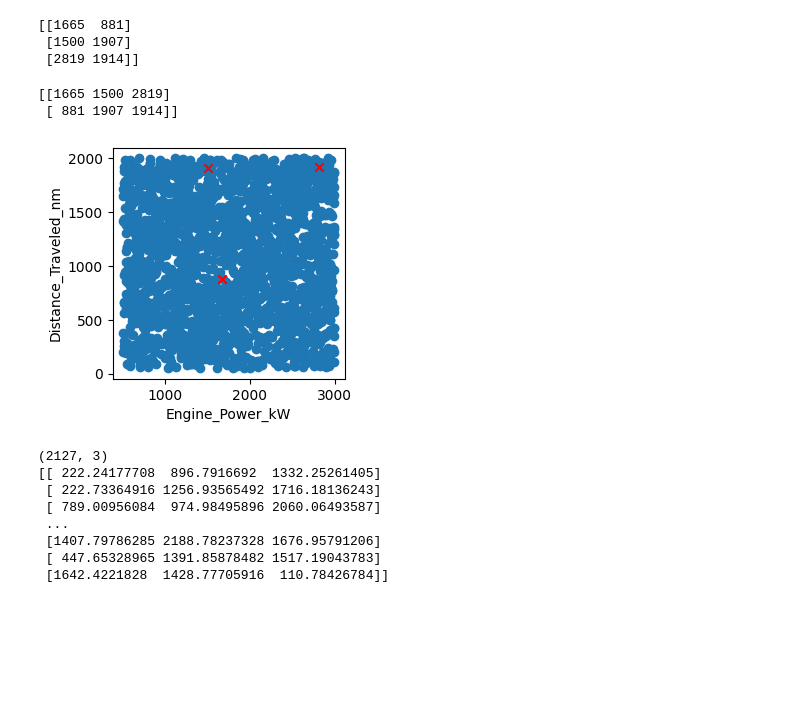
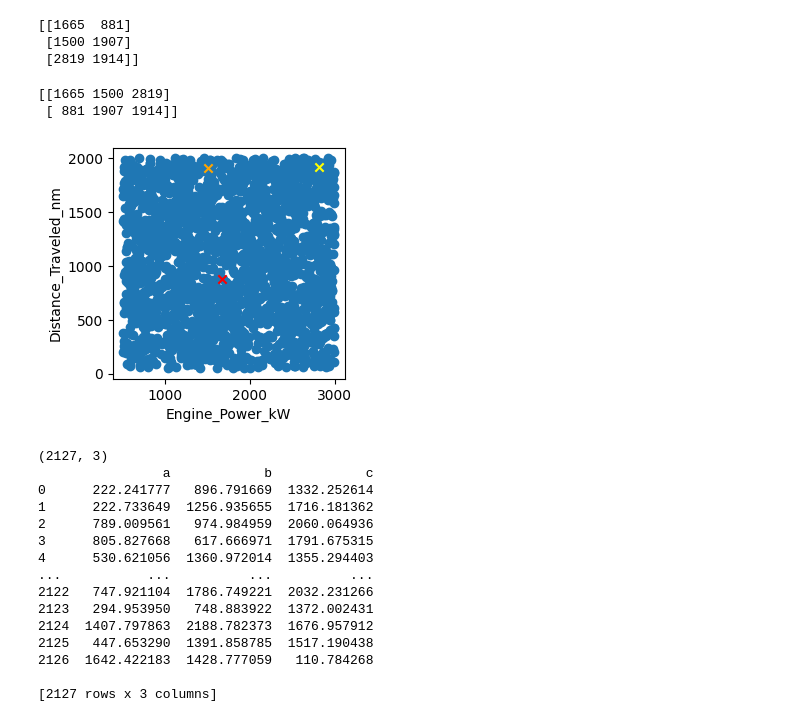
Before and after one commit to Jenloke/ML-K-Means-Clustering, a Jupyter notebook: main.ipynb, the cells around one changed output. Drawn from its saved outputs; the diff is of its cells as text; code cells hidden in the pictures; blank space fills up the shorter version.

Commit message:
done graphing centroids with respective colors

```diff
--- a/main.ipynb
+++ b/main.ipynb
@@ -146,18 +146,23 @@ print(centroids)
 # %%
 transposed_centroids = centroids.T
 print(transposed_centroids)
 
 # k = 3
 fig, ax = plt.subplots(figsize=(3, 3))
 ax.scatter(newdf[feature1], df[feature2])
-ax.scatter(transposed_centroids[0], transposed_centroids[1], color='red', marker='x')
+# ax.scatter(transposed_centroids[0], transposed_centroids[1], color='red', marker='x')
+
+ax.scatter(centroids[0][0], centroids[0][1], color='red', marker='x')
+ax.scatter(centroids[1][0], centroids[1][1], color='orange', marker='x')
+ax.scatter(centroids[2][0], centroids[2][1], color='yellow', marker='x')
+
 ax.set_xlabel(feature1)
 ax.set_ylabel(feature2)
 plt.show()
 # %% [output]
 [[1665 1500 2819]
  [ 881 1907 1914]]
-[figure, old version]
+[figure, new version]
 # %%
 print(newdf.shape)
 
@@ -168,16 +173,23 @@ print(newdf.shape)
 # distances_centroids = [[newdf[feature1][x], newdf[feature2][x]] for x in range(newdf.shape[0])]
 # distances_centroids = [[newdf.iloc[x][feature1], newdf.iloc[x][feature2]] for x in range(newdf.shape[0])]
 # distances_centroids = np.array([[math.dist([newdf.iloc[x][feature1], newdf.iloc[x][feature2]], [centroids[y][0], centroids[y][1]]) for y in range(len(centroids))] for x in range(newdf.shape[0])])
-distances_centroids = np.array([[math.dist([newdf.iloc[x][feature1], newdf.iloc[x][feature2]], [centroid[0], centroid[1]]) for centroid in centroids] for x in range(newdf.shape[0])])
+distances_centroids = pd.DataFrame([[math.dist([newdf.iloc[x][feature1], newdf.iloc[x][feature2]], [centroid[0], centroid[1]]) for centroid in centroids] for x in range(newdf.shape[0])], columns=['a','b','c'])
 # distances_centroids = [x for x in range(len(newdf))]
 print(distances_centroids)
 # %% [output]
 (2127, 3)
-[[ 222.24177708  896.7916692  1332.25261405]
- [ 222.73364916 1256.93565492 1716.18136243]
- [ 789.00956084  974.98495896 2060.06493587]
- ...
- [1407.79786285 2188.78237328 1676.95791206]
- [ 447.65328965 1391.85878482 1517.19043783]
- [1642.4221828  1428.77705916  110.78426784]]
+                a            b            c
+0      222.241777   896.791669  1332.252614
+1      222.733649  1256.935655  1716.181362
+2      789.009561   974.984959  2060.064936
+3      805.827668   617.666971  1791.675315
+4      530.621056  1360.972014  1355.294403
+...           ...          ...          ...
+2122   747.921104  1786.749221  2032.231266
+2123   294.953950   748.883922  1372.002431
+2124  1407.797863  2188.782373  1676.957912
+2125   447.653290  1391.858785  1517.190438
+2126  1642.422183  1428.777059   110.784268
+
+[2127 rows x 3 columns]
 # %%
```
Also changed, not shown: parts of 2 cells of this notebook.
